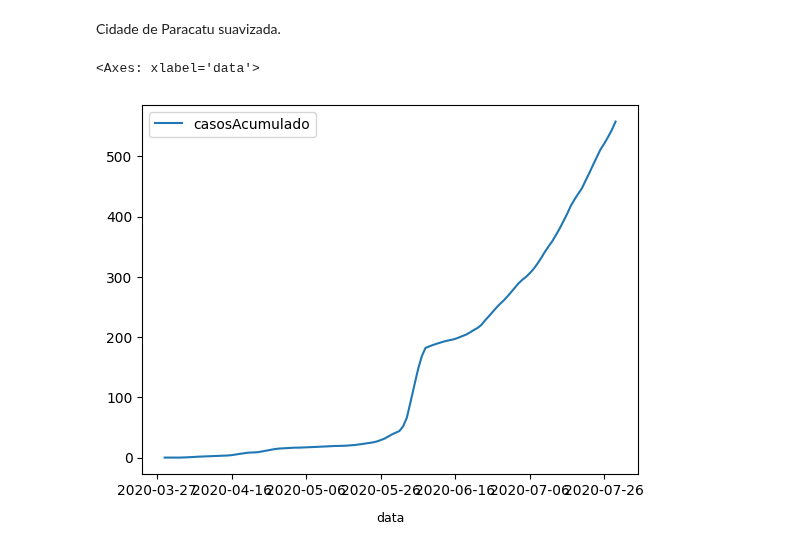
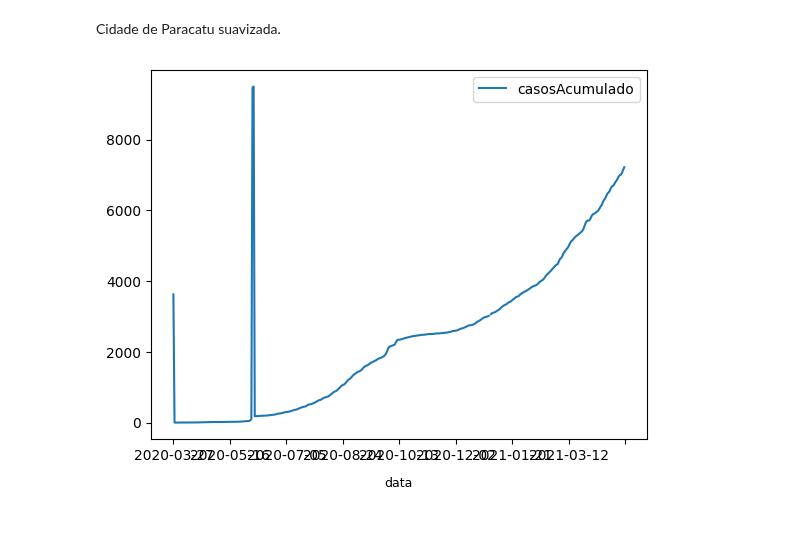
Before and after one commit to carloszan/covid, a Jupyter notebook: 2.figuras-com-todos-os-dados.ipynb, the cells around one changed output. Cells and saved outputs as stored; diff of their text form; code cells hidden in the pictures.

```diff
--- a/2.figuras-com-todos-os-dados.ipynb
+++ b/2.figuras-com-todos-os-dados.ipynb
@@ -140,2 +148,4 @@ save_figs(df1, df2, 'populacaoTCU2019', 'casosAcumulado', 'data', 'MG', 'Paracat
 Esse é estado de MG suavizado e com o mesmo período do paper.
+# %%
+smoth_factor = 2 # Fator suavizante
 # %%
@@ -151,12 +160,11 @@ smoothed_df1.plot(x='data', y='casosAcumulado')
 # %% [markdown]
 Cidade de Paracatu suavizada.
 # %%
-df2 = df[(df['municipio'] == 'Paracatu') & (df['data'] >= '2020-03-08') & (df['data'] <= '2020-07-31') & (df['casosAcumulado'] < 600)].reset_index()
-values, *_ = smooth_covid(df2['data'].values, df2['casosAcumulado'].values, 5)
+df2 = df[(df['municipio'] == 'Paracatu') & (df['data'] >= '2020-03-08') & (df['data'] <= '2021-04-31')].reset_index() #& (df['casosAcumulado'] < 600)
+values, *_ = smooth_covid(df2['data'].values, df2['casosAcumulado'].values, smoth_factor)
 smoothed_df2 = df2.copy()
 smoothed_df2['casosAcumulado'] = values
 
-smoothed_df2.plot(x='data', y='casosAcumulado')
+_ = smoothed_df2.sort_values(by="data").plot(x='data', y='casosAcumulado')
 # %% [output]
-<Axes: xlabel='data'>
-[figure, old version]
+[figure, new version]
```
Also changed, not shown: parts of 13 cells of this notebook, 1 other file.
